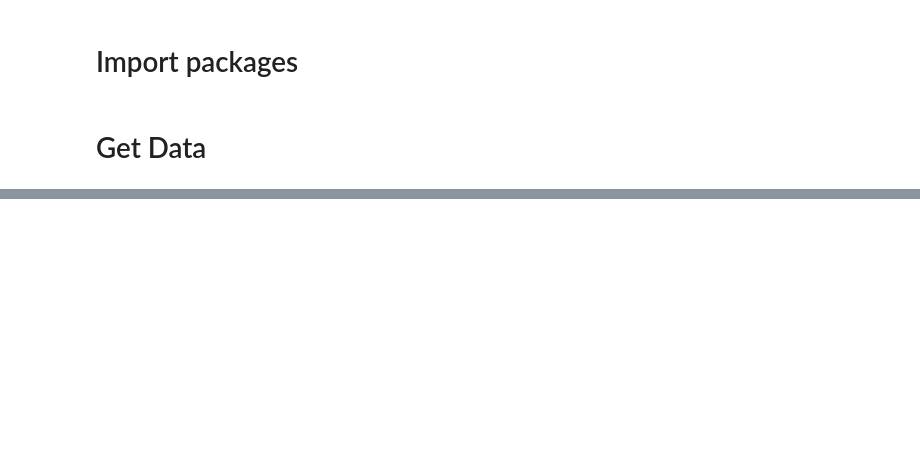
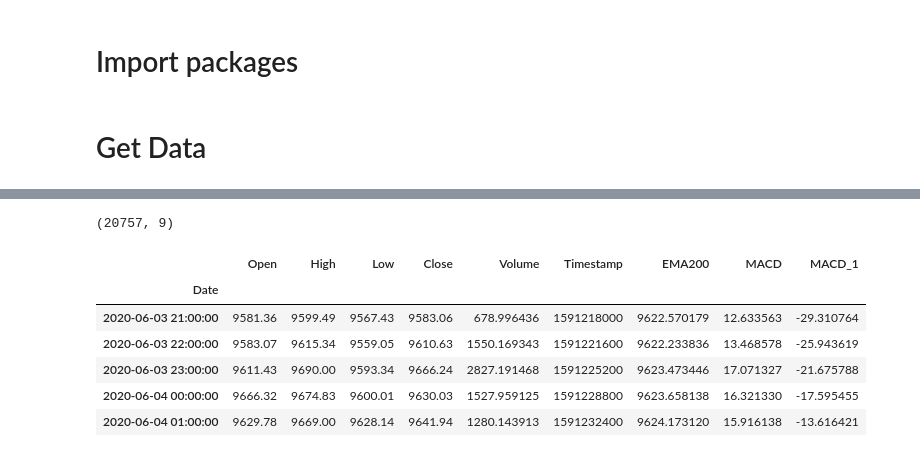
Before and after one commit to webclinic017/Trading-sandbox, a Jupyter notebook: 09_VWAP_RSI_strategy.ipynb, the cells around one changed output, grey strips where cells are left out. Saved outputs shown, nothing was run; the diff lists cells and outputs as text; code cells hidden in the pictures; blank space fills up the shorter version.

```diff
--- a/09_VWAP_RSI_strategy.ipynb
+++ b/09_VWAP_RSI_strategy.ipynb
@@ -61,0 +63,18 @@ Average negative trades : -3.97 %
+# %%
+SYMBOL= 'BTC'
+df =loadFromDB(SYMBOL,'1h')
+df['EMA200'] = ema_indicator(df.Close,70)
+df['MACD'] = macd_diff(df.Close)
+df['MACD_1'] = macd_signal(df.Close)
+df.dropna(inplace=True)
+print(df.shape)
+df.head()
+# %% [output]
+(20757, 9)
+|  | Open | High | Low | Close | Volume | Timestamp | EMA200 | MACD | MACD_1 |
+| Date |  |  |  |  |  |  |  |  |  |
+| 2020-06-03 21:00:00 | 9581.36 | 9599.49 | 9567.43 | 9583.06 | 678.996436 | 1591218000 | 9622.570179 | 12.633563 | -29.310764 |
+| 2020-06-03 22:00:00 | 9583.07 | 9615.34 | 9559.05 | 9610.63 | 1550.169343 | 1591221600 | 9622.233836 | 13.468578 | -25.943619 |
+| 2020-06-03 23:00:00 | 9611.43 | 9690.00 | 9593.34 | 9666.24 | 2827.191468 | 1591225200 | 9623.473446 | 17.071327 | -21.675788 |
+| 2020-06-04 00:00:00 | 9666.32 | 9674.83 | 9600.01 | 9630.03 | 1527.959125 | 1591228800 | 9623.658138 | 16.321330 | -17.595455 |
+| 2020-06-04 01:00:00 | 9629.78 | 9669.00 | 9628.14 | 9641.94 | 1280.143913 | 1591232400 | 9624.173120 | 15.916138 | -13.616421 |
```
Also changed, not shown: parts of 4 cells of this notebook, 6 other files.
